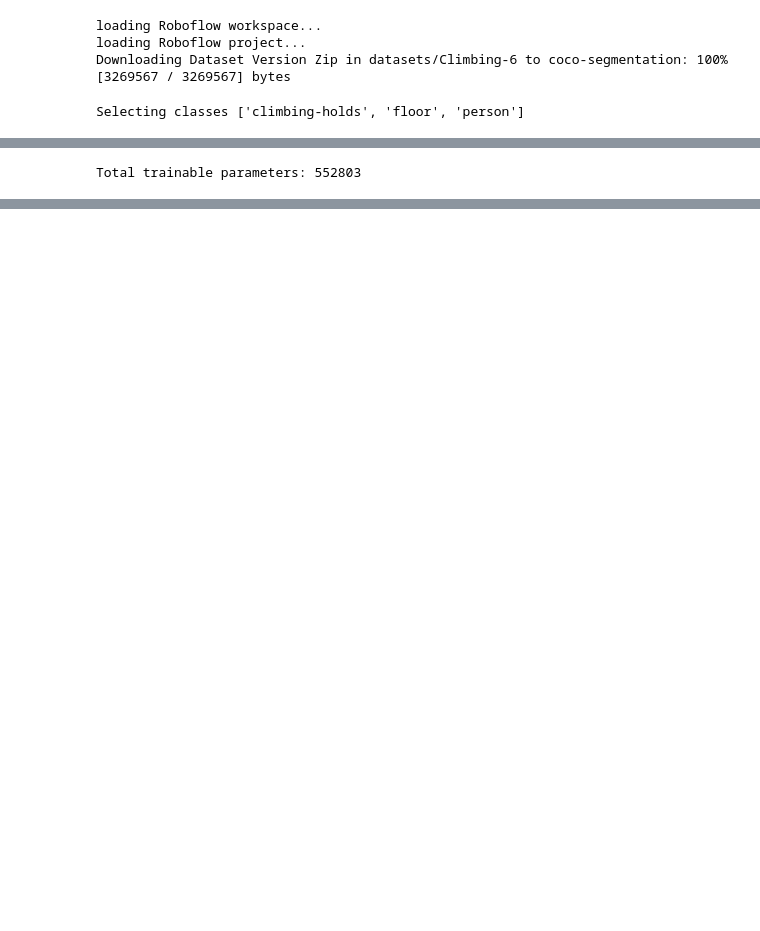
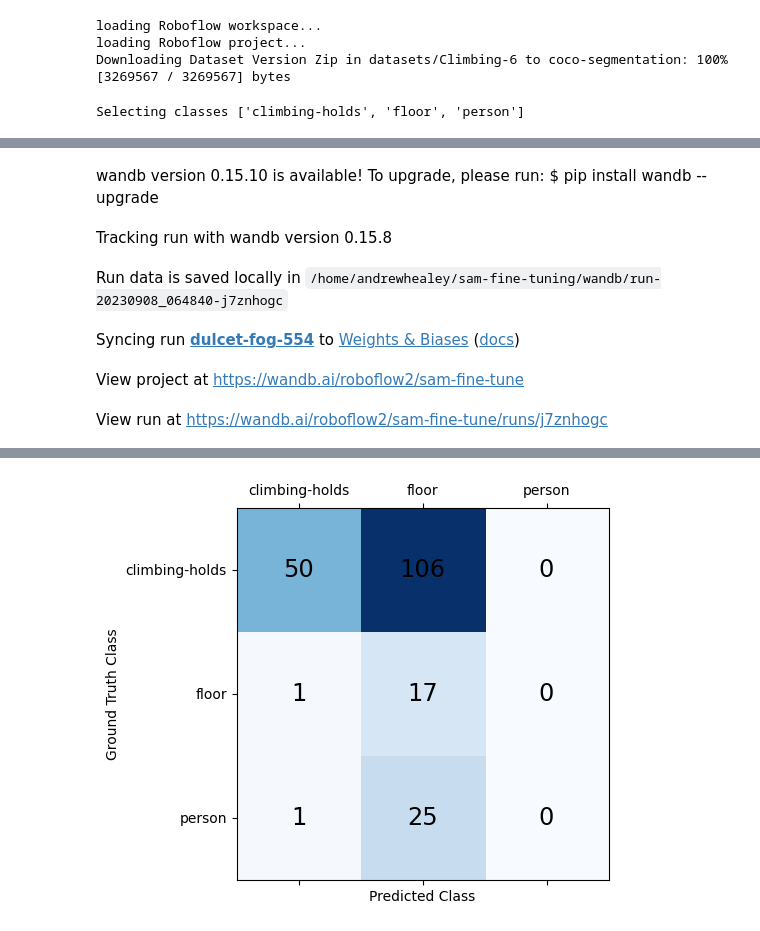
Before and after one commit to andrew-healey/sam-fine-tuning, a Jupyter notebook: ft-train-new.test.ipynb, the cells around one changed output, grey strips where cells are left out. Drawn from its saved outputs; the diff is of its cells as text; code cells hidden in the pictures; blank space fills up the shorter version.

```diff
--- a/ft-train-new.test.ipynb
+++ b/ft-train-new.test.ipynb
@@ -140,9 +140,3 @@ def evaluate():
-# %%
-from fine_tune.optimizer import get_optimizer
-
-optimizer,scheduler = get_optimizer(cfg,sam)
-# %% [output]
-Total trainable parameters: 552803
 # %%
 from dataclasses import asdict
 
@@ -161,7 +155,7 @@ curr_epoch = 0
 
 # iter through dataset in random order
 while curr_iters < cfg.train.max_steps:
-    # evaluate()
+    evaluate()
     for i,idx in enumerate(tqdm(permutation(len(curr_dataset)))):
 
         with torch.no_grad():
@@ -232,3 +226,10 @@ while curr_iters < cfg.train.max_steps:
                 has_fresh_prompt = True
 
     curr_epoch += 1
+# %% [output]
+wandb version 0.15.10 is available! To upgrade, please run: $ pip install wandb --upgrade
+Tracking run with wandb version 0.15.8
+Run data is saved locally in /home/andrewhealey/sam-fine-tuning/wandb/run-20230908_064840-j7znhogc
+Syncing run dulcet-fog-554 to Weights & Biases (docs)
+View project at https://wandb.ai/roboflow2/sam-fine-tune
+View run at https://wandb.ai/roboflow2/sam-fine-tune/runs/j7znhogc
@@ -234,0 +237 @@ while curr_iters < cfg.train.max_steps:
+[figure, added]
```
Also changed, not shown: parts of 14 cells of this notebook, 4 other files.
